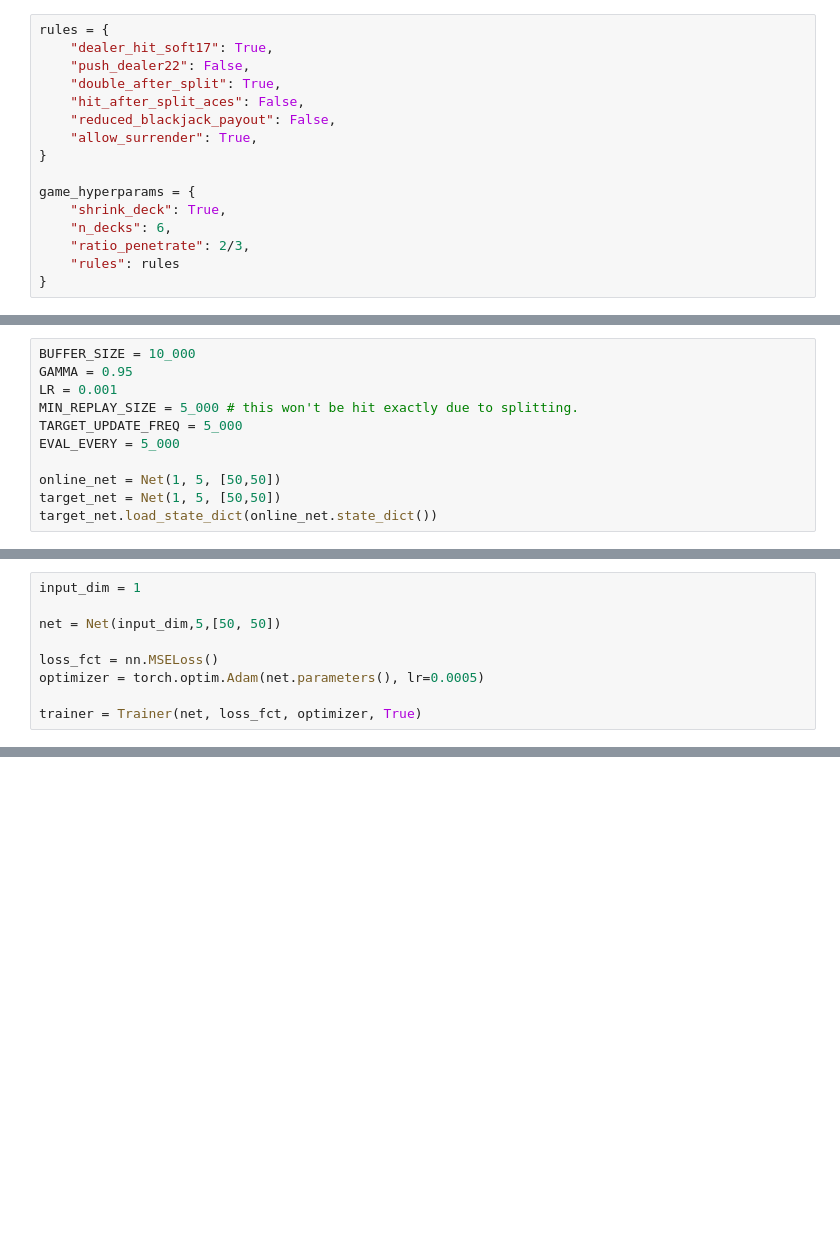
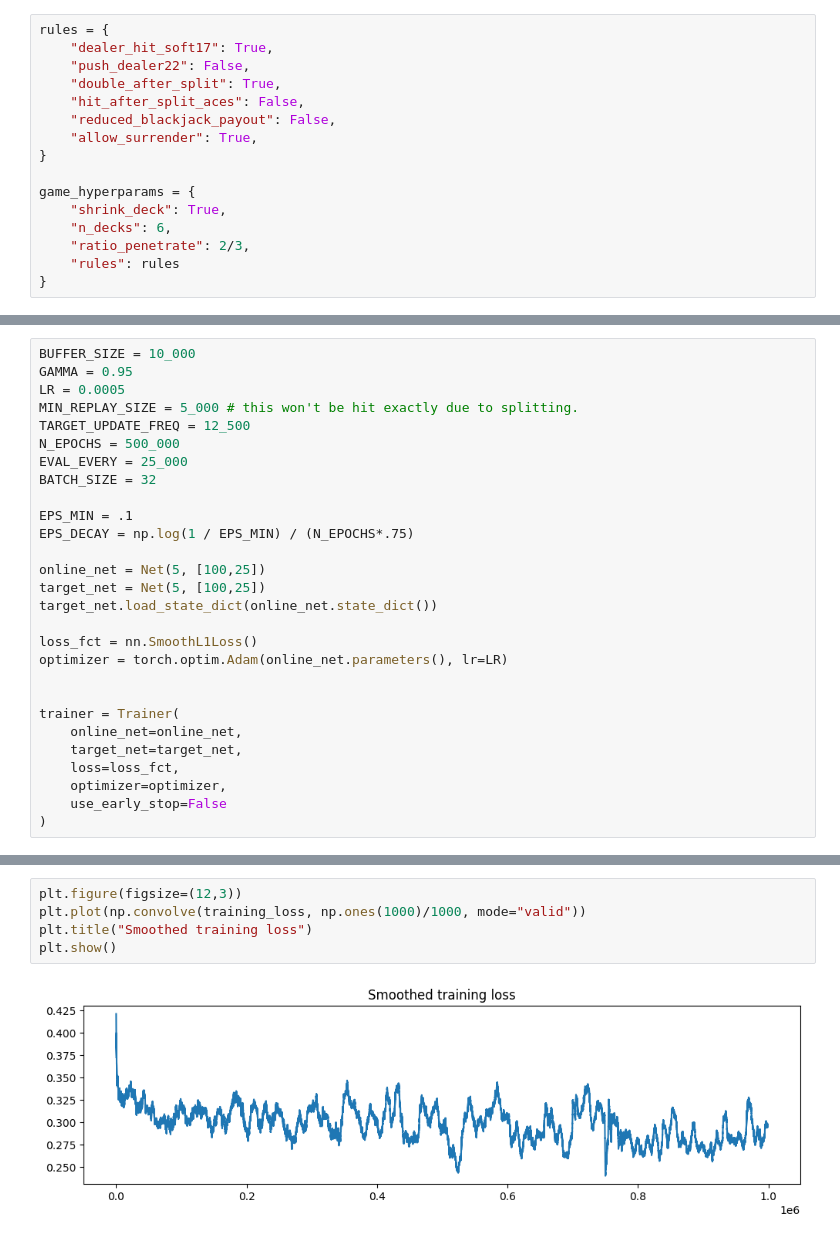
Before and after one commit to petersim1/Blackjack_RL, a Jupyter notebook: Deep_Learning.ipynb, the cells around one changed output, grey strips where cells are left out. Drawn from its saved outputs; the diff is of its cells as text; blank space fills up the shorter version.

Commit message:
add deep_q modules, add NN learning with eval, action masking

```diff
--- a/Deep_Learning.ipynb
+++ b/Deep_Learning.ipynb
@@ -261,12 +140,29 @@ RuntimeError: mat1 and mat2 shapes cannot be multiplied (1x2 and 1x50)
 # %%
 BUFFER_SIZE = 10_000
 GAMMA = 0.95
-LR = 0.001
+LR = 0.0005
 MIN_REPLAY_SIZE = 5_000 # this won't be hit exactly due to splitting.
-TARGET_UPDATE_FREQ = 5_000
-EVAL_EVERY = 5_000
+TARGET_UPDATE_FREQ = 12_500
+N_EPOCHS = 500_000
+EVAL_EVERY = 25_000
+BATCH_SIZE = 32
 
-online_net = Net(1, 5, [50,50])
-target_net = Net(1, 5, [50,50])
+EPS_MIN = .1
+EPS_DECAY = np.log(1 / EPS_MIN) / (N_EPOCHS*.75)
+
+online_net = Net(5, [100,25])
+target_net = Net(5, [100,25])
 target_net.load_state_dict(online_net.state_dict())
+
+loss_fct = nn.SmoothL1Loss()
+optimizer = torch.optim.Adam(online_net.parameters(), lr=LR)
+
+
+trainer = Trainer(
+    online_net=online_net,
+    target_net=target_net,
+    loss=loss_fct,
+    optimizer=optimizer,
+    use_early_stop=False
+)
 # %% [output]
@@ -344,9 +180,0 @@ action_space
-# %%
-input_dim = 1
-
-net = Net(input_dim,5,[50, 50])
-
-loss_fct = nn.MSELoss()
-optimizer = torch.optim.Adam(net.parameters(), lr=0.0005)
-
-trainer = Trainer(net, loss_fct, optimizer, True)
@@ -352,0 +244,7 @@ trainer = Trainer(net, loss_fct, optimizer, True)
+# %%
+plt.figure(figsize=(12,3))
+plt.plot(np.convolve(training_loss, np.ones(1000)/1000, mode="valid"))
+plt.title("Smoothed training loss")
+plt.show()
+# %% [output]
+[figure, added]
```
Also changed, not shown: parts of 24 cells of this notebook, 2 other files.
